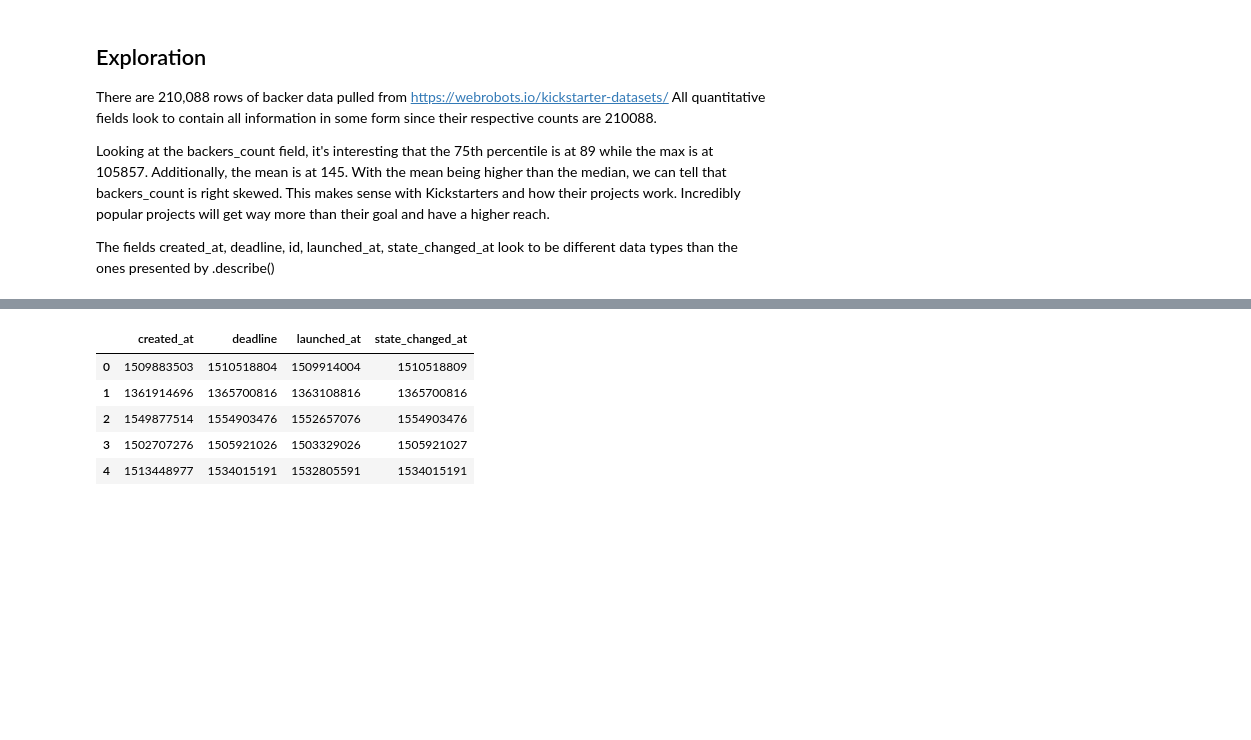
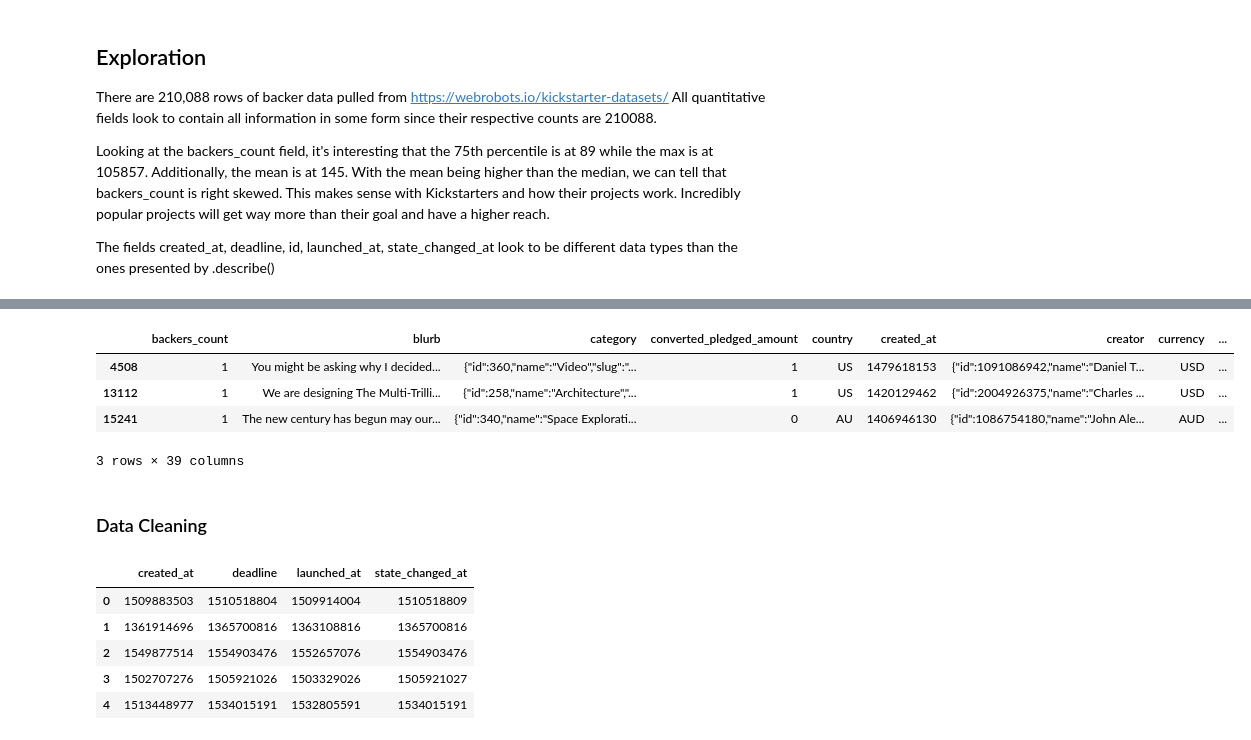
Before and after one commit to ohmgmatt/Springboard, a Jupyter notebook: capstone_one/Untitled.ipynb, the cells around one changed output, grey strips where cells are left out. Drawn from its saved outputs; the diff is of its cells as text; code cells hidden in the pictures; blank space fills up the shorter version.

Commit message:
some more exploration of the data

```diff
--- a/capstone_one/Untitled.ipynb
+++ b/capstone_one/Untitled.ipynb
@@ -63 +254,14 @@ The fields created_at, deadline, id, launched_at, state_changed_at look to be di
+# %%
+df[df['goal'] > 90000000].head(3)
+# It's interesting that these 90 million+ projects were created prior to 2018.
+# It'll also be interesting to see the categories that these projects are related to and which category pulls
+# the highest project goal average.
+# %% [output]
+|  | backers_count | blurb | category | converted_pledged_amount | country | created_at | creator | currency | ... |
+| 4508 | 1 | You might be asking why I decided... | {"id":360,"name":"Video","slug":"... | 1 | US | 1479618153 | {"id":1091086942,"name":"Daniel T... | USD | ... |
+| 13112 | 1 | We are designing The Multi-Trilli... | {"id":258,"name":"Architecture","... | 1 | US | 1420129462 | {"id":2004926375,"name":"Charles ... | USD | ... |
+| 15241 | 1 | The new century has begun may our... | {"id":340,"name":"Space Explorati... | 0 | AU | 1406946130 | {"id":1086754180,"name":"John Ale... | AUD | ... |
+3 rows × 39 columns
+# %% [markdown]
+### Data Cleaning
 # %%
```
Also changed, not shown: parts of 19 cells of this notebook, 1 other file.
